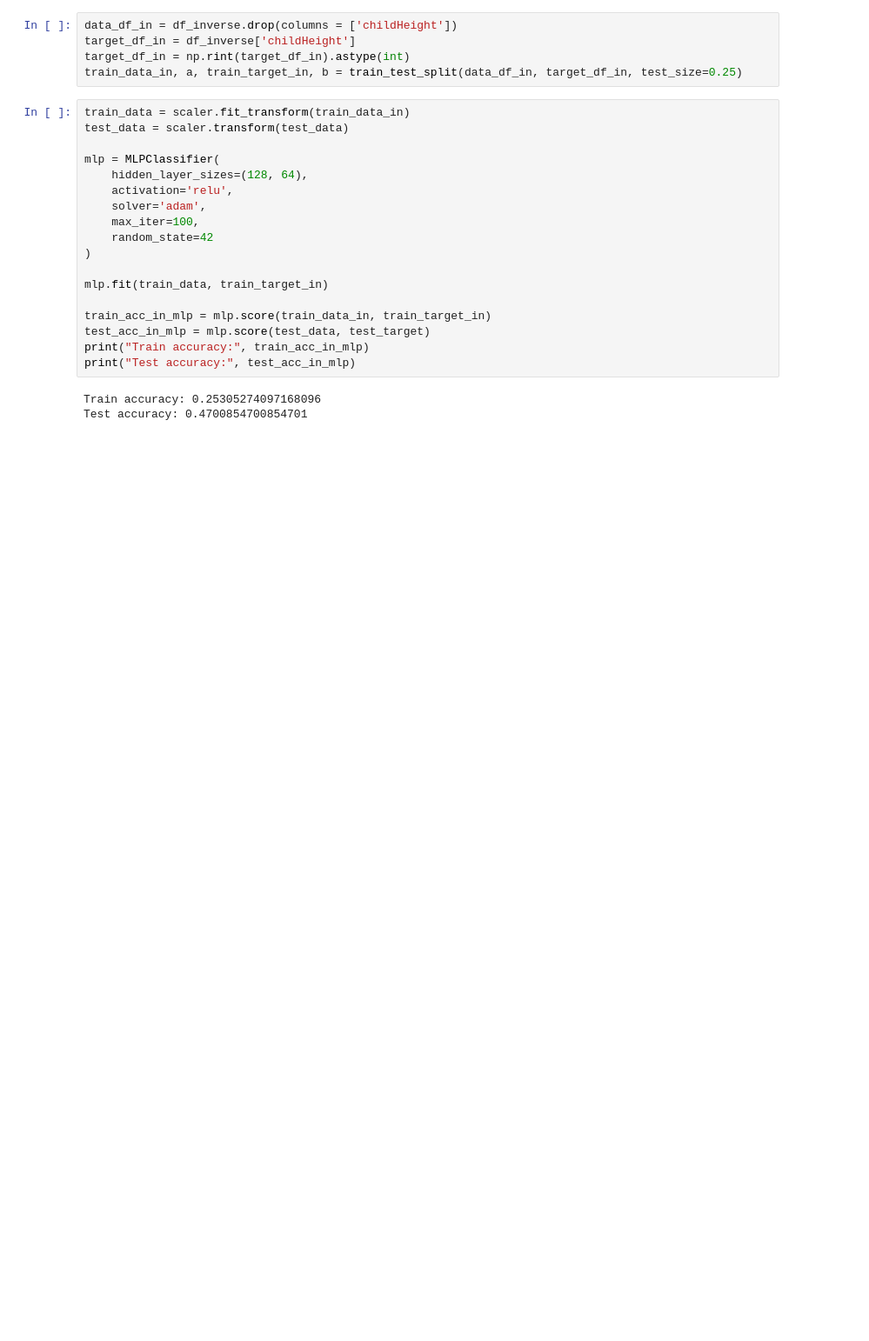
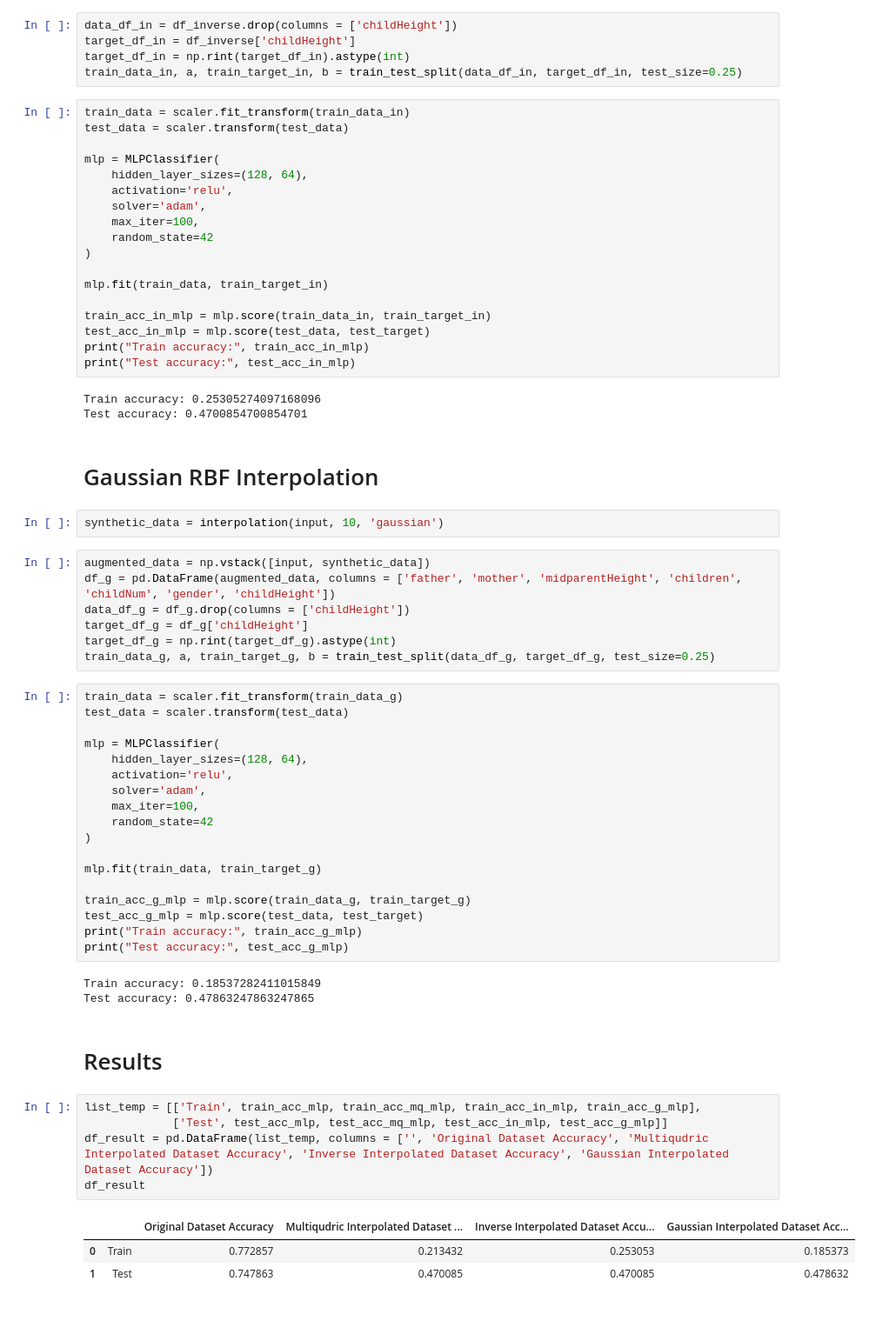
Before and after one commit to sadfish101/Interpolation-MLP, a Jupyter notebook: main.ipynb, the cells around one changed output. Shown: that part at 87% size. Cells and saved outputs as stored; diff of their text form; blank space fills up the shorter version.

Commit message:
Results

```diff
--- a/main.ipynb
+++ b/main.ipynb
@@ -175,5 +175,48 @@ print("Test accuracy:", test_acc_in_mlp)
 # %% [output]
 Train accuracy: 0.25305274097168096
 Test accuracy: 0.4700854700854701
+# %% [markdown]
+# Gaussian RBF Interpolation
+# %%
+synthetic_data = interpolation(input, 10, 'gaussian')
+# %%
+augmented_data = np.vstack([input, synthetic_data])
+df_g = pd.DataFrame(augmented_data, columns = ['father', 'mother', 'midparentHeight', 'children', 'childNum', 'gender', 'childHeight'])
+data_df_g = df_g.drop(columns = ['childHeight'])
+target_df_g = df_g['childHeight']
+target_df_g = np.rint(target_df_g).astype(int)
+train_data_g, a, train_target_g, b = train_test_split(data_df_g, target_df_g, test_size=0.25)
+# %%
+train_data = scaler.fit_transform(train_data_g)
+test_data = scaler.transform(test_data)
+
+mlp = MLPClassifier(
+    hidden_layer_sizes=(128, 64),
+    activation='relu',
+    solver='adam',
+    max_iter=100,
+    random_state=42
+)
+
+mlp.fit(train_data, train_target_g)
+
+train_acc_g_mlp = mlp.score(train_data_g, train_target_g)
+test_acc_g_mlp = mlp.score(test_data, test_target)
+print("Train accuracy:", train_acc_g_mlp)
+print("Test accuracy:", test_acc_g_mlp)
+# %% [output]
+Train accuracy: 0.18537282411015849
+Test accuracy: 0.47863247863247865
+# %% [markdown]
+# Results
+# %%
+list_temp = [['Train', train_acc_mlp, train_acc_mq_mlp, train_acc_in_mlp, train_acc_g_mlp],
+             ['Test', test_acc_mlp, test_acc_mq_mlp, test_acc_in_mlp, test_acc_g_mlp]]
+df_result = pd.DataFrame(list_temp, columns = ['', 'Original Dataset Accuracy', 'Multiqudric Interpolated Dataset Accuracy', 'Inverse Interpolated Dataset Accuracy', 'Gaussian Interpolated Dataset Accuracy'])
+df_result
+# %% [output]
+|  |  | Original Dataset Accuracy | Multiqudric Interpolated Dataset ... | Inverse Interpolated Dataset Accu... | Gaussian Interpolated Dataset Acc... |
+| 0 | Train | 0.772857 | 0.213432 | 0.253053 | 0.185373 |
+| 1 | Test | 0.747863 | 0.470085 | 0.470085 | 0.478632 |
 # %% [markdown]
 #
```
Also changed, not shown: 1 other file.
